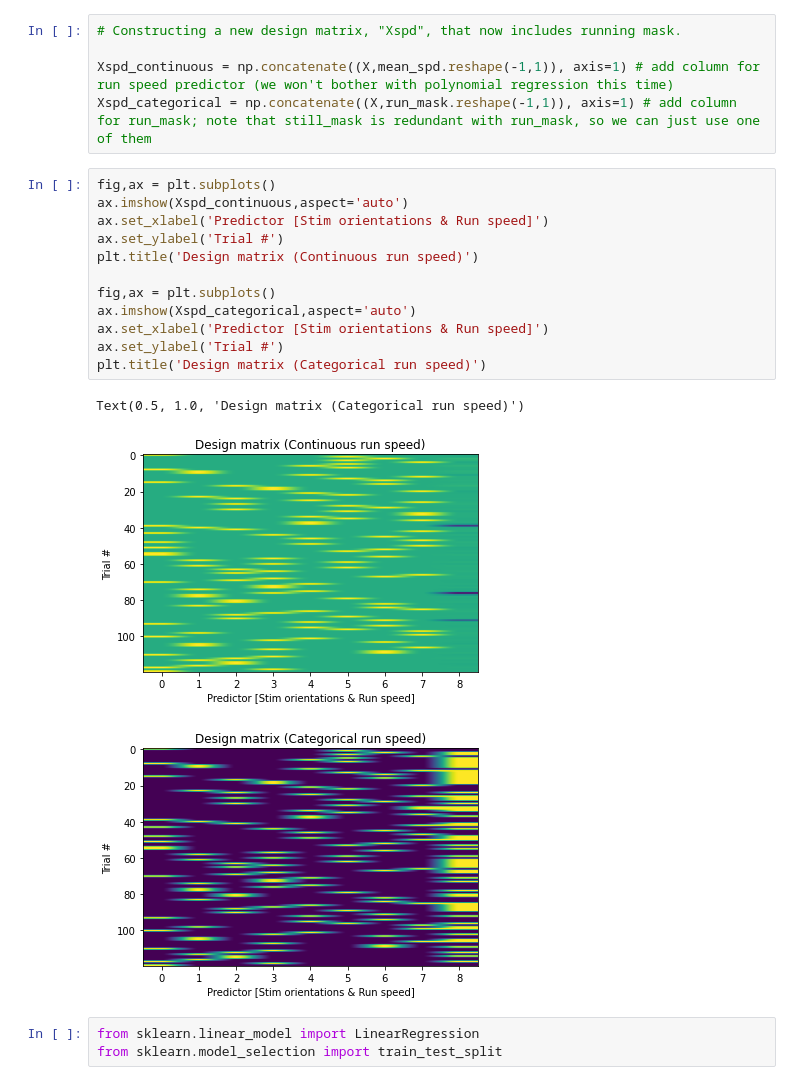
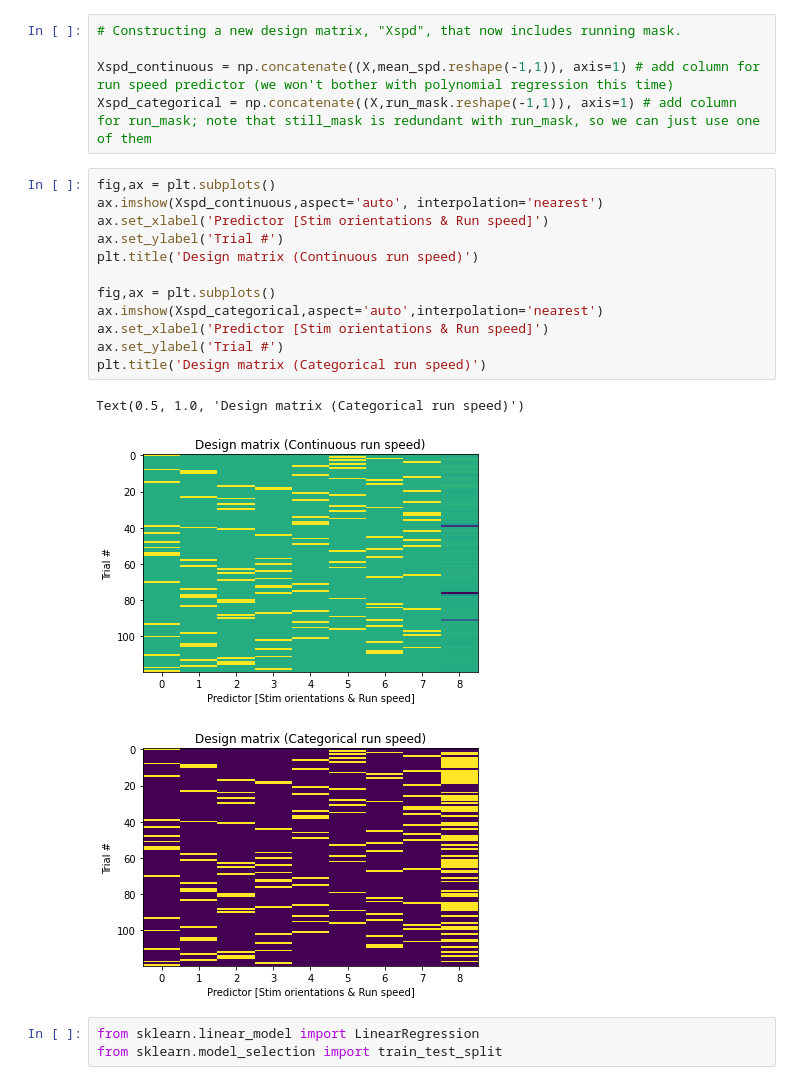
Before and after one commit to AllenInstitute/swdb_neural_encoding, a Jupyter notebook: code/Day1Exercises_w_solutions.ipynb, the cells around one changed output. Drawn from its saved outputs; the diff is of its cells as text.

```diff
--- a/code/Day1Exercises_w_solutions.ipynb
+++ b/code/Day1Exercises_w_solutions.ipynb
@@ -616,20 +616,20 @@ Xspd_continuous = np.concatenate((X,mean_spd.reshape(-1,1)), axis=1) # add colum
 Xspd_categorical = np.concatenate((X,run_mask.reshape(-1,1)), axis=1) # add column for run_mask; note that still_mask is redundant with run_mask, so we can just use one of them
 # %%
 fig,ax = plt.subplots()
-ax.imshow(Xspd_continuous,aspect='auto')
+ax.imshow(Xspd_continuous,aspect='auto', interpolation='nearest')
 ax.set_xlabel('Predictor [Stim orientations & Run speed]')
 ax.set_ylabel('Trial #')
 plt.title('Design matrix (Continuous run speed)')
 
 fig,ax = plt.subplots()
-ax.imshow(Xspd_categorical,aspect='auto')
+ax.imshow(Xspd_categorical,aspect='auto',interpolation='nearest')
 ax.set_xlabel('Predictor [Stim orientations & Run speed]')
 ax.set_ylabel('Trial #')
 plt.title('Design matrix (Categorical run speed)')
 # %% [output]
 Text(0.5, 1.0, 'Design matrix (Categorical run speed)')
-[figure, old version]
+[figure, new version]
-[figure, old version]
+[figure, new version]
 # %%
 from sklearn.linear_model import LinearRegression
 from sklearn.model_selection import train_test_split
```
Also changed, not shown: parts of 19 cells of this notebook, 1 other file.
